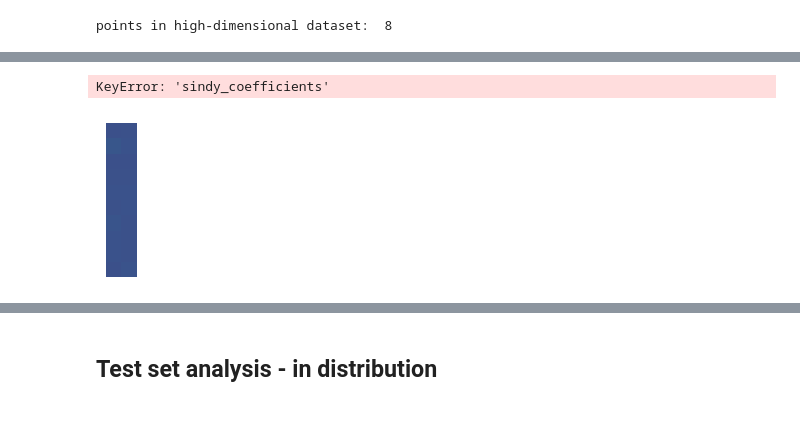
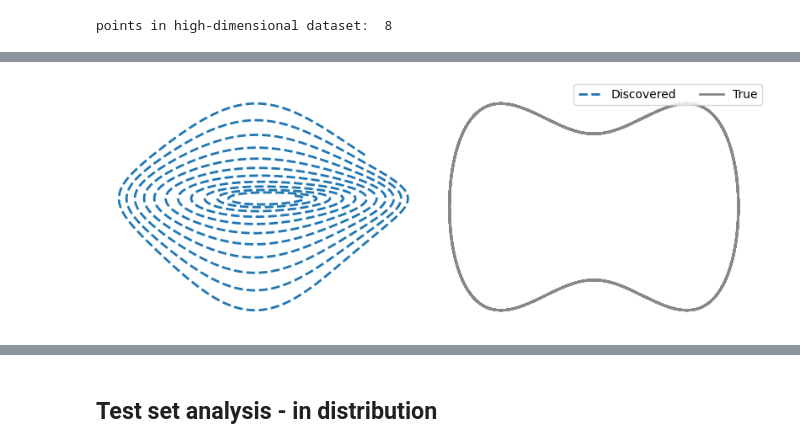
Before and after one commit to spetznick/sindyautoencoders, a Jupyter notebook: examples/duffing/analyze_duffing.ipynb, the cells around one changed output, grey strips where cells are left out. Saved outputs shown, nothing was run; the diff lists cells and outputs as text; code cells hidden in the pictures; blank space fills up the shorter version.

```diff
--- a/examples/duffing/analyze_duffing.ipynb
+++ b/examples/duffing/analyze_duffing.ipynb
@@ -183,32 +125,21 @@ for i in range(2):
-# %%
-Xi_plot = (params['coefficient_mask']*test_set_results['sindy_coefficients'])
-Xi_plot[Xi_plot==0] = np.inf
-plt.figure(figsize=(1,2))
-plt.imshow(Xi_plot, interpolation='none')
-plt.xticks([])
-plt.yticks([])
-plt.axis('off')
-plt.clim([-10,30])
-
-# Xi_transformed_plot = np.copy(sindy_coefficients_transformed)
-# Xi_transformed_plot[Xi_transformed_plot==0] = np.inf
-# plt.figure(figsize=(1,2))
-# plt.imshow(Xi_transformed_plot, interpolation='none')
-# plt.xticks([])
-# plt.yticks([])
-# plt.axis('off')
-# plt.clim([-10,30])
-
-Xi_true_plot = np.copy(test_data['sindy_coefficients'])
-Xi_true_plot[Xi_true_plot==0] = np.inf
-Xi_true_plot[6,1] = -1.
-Xi_true_plot[5,2] = 1.
-plt.figure(figsize=(1,2))
-plt.imshow(Xi_true_plot, interpolation='none')
-plt.xticks([])
-plt.yticks([])
-plt.axis('off')
-plt.clim([-10,30])
-# %% [output]
-KeyError: 'sindy_coefficients'
-[figure, removed]
+# %%
+fig, axs = plt.subplots(1, 2, figsize=(8, 3))  # Create a figure with two subplots side by side
+
+# Plot for the discovered system
+line1 = axs[0].plot(z_sim[:, 0], z_sim[:, 1],'--', linewidth=2, label='Discovered')
+axs[0].axis('off')  # Turn off the axis
+
+# Plot for the real system
+line2 = axs[1].plot(duffing_sim[:, 0], duffing_sim[:, 1], color='#888888',linewidth=2, label='True')
+axs[1].axis('off')  # Turn off the axis
+
+# Create a single legend for the whole figure using elements from both subplots
+lines = line1 + line2
+labels = [l.get_label() for l in lines]
+fig.legend(lines, labels, ncols=2)  # Place the legend at the top center of the figure with two columns
+
+plt.tight_layout()  # Adjust layout to make room for the legend
+plt.savefig(f'figures/fig1-{save_name}.png', dpi=300)  # Save the figure
+plt.show()  # Display the plot
+# %% [output]
+[figure, added]
```
Also changed, not shown: parts of 26 cells of this notebook.
